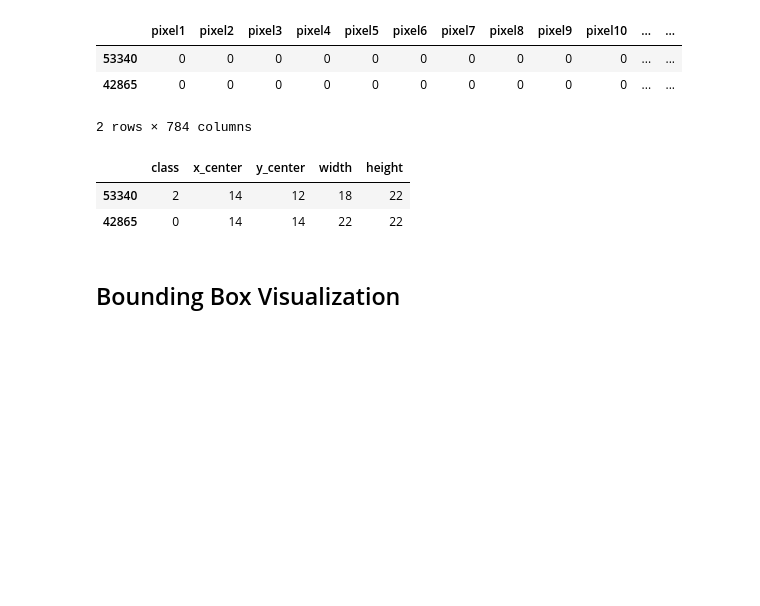
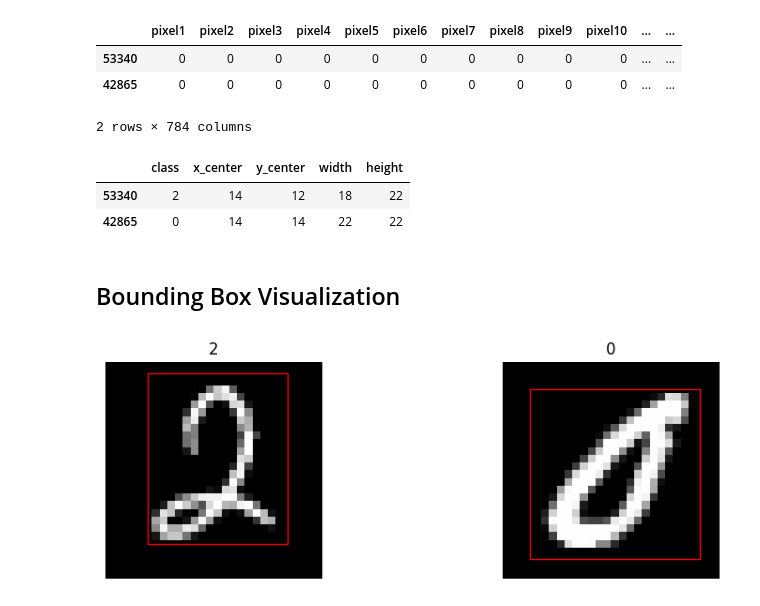
Before and after one commit to gaurangdave/mnist_object_detection, a Jupyter notebook: notebooks/01_data_generation.ipynb, the cells around one changed output. Saved outputs shown, nothing was run; the diff lists cells and outputs as text; code cells hidden in the pictures; blank space fills up the shorter version.

Commit message:
created a debug function to help visualize the bounding box and numbers

```diff
--- a/notebooks/01_data_generation.ipynb
+++ b/notebooks/01_data_generation.ipynb
@@ -155,8 +144,38 @@ test_bounding_box
 # %%
 ## right now we don't know how would we uses this function, for now assumption is we'll pass in 2 dataframes
 ## we'll revisit the function signature as we proceed with the project
+from matplotlib import patches
 
-def visualize_bounding_box(pixel_data, target_data):
-    pass
+def visualize_bounding_box(pixel_data, target_data,num_of_columns = 5):
+    num_of_columns = num_of_columns if num_of_columns <= 5 else 5
+    num_instances = pixel_data.shape[0]
+    num_of_rows = int(num_instances / num_of_columns) + (1 if int(num_instances % num_of_columns) > 0 else 0)
+
+    fig,axs = plt.subplots(num_of_rows,num_of_columns,figsize=(10,3))
+    axs = axs.ravel()
+
+    for idx in range(0,num_instances,1):
+
+        original = tf.constant(pixel_data.iloc[idx].values.reshape(28,28,1))
+        converted = tf.image.grayscale_to_rgb(original)
+
+        x_center = target_data.iloc[idx]["x_center"]
+        y_center = target_data.iloc[idx]["y_center"]
+        width = target_data.iloc[idx]["width"]
+        height = target_data.iloc[idx]["height"]
+
+        x = round(x_center - (width) / 2)
+        y = round(y_center - (height) / 2)
+
+        rect = patches.Rectangle((x,y),width=width,height=height, linewidth=1, edgecolor='r', facecolor='none')
+        image_data = converted.numpy().astype("uint8")
+        axs[idx].imshow(image_data)
+        axs[idx].add_patch(rect)
+
+        axs[idx].set_title(target_data.iloc[idx]["class"])
+        axs[idx].axis("off")
+    plt.show()
 # %%
-visualize_bounding_box(test_pixels,test_bounding_box)
+visualize_bounding_box(test_pixels,test_bounding_box, num_of_columns=2)
+# %% [output]
+[figure, added]
```
Also changed, not shown: parts of 1 cell of this notebook.
